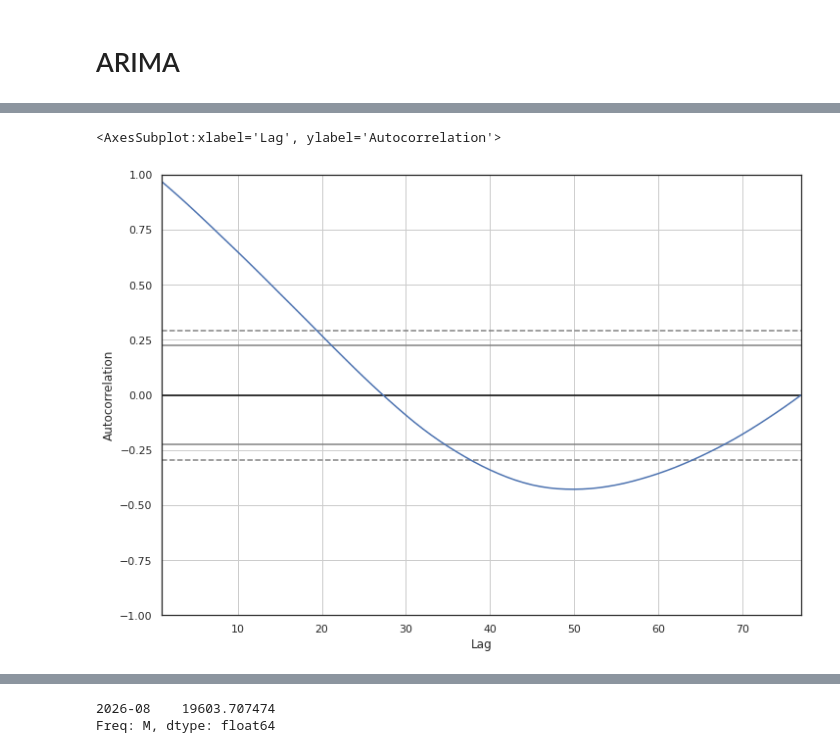
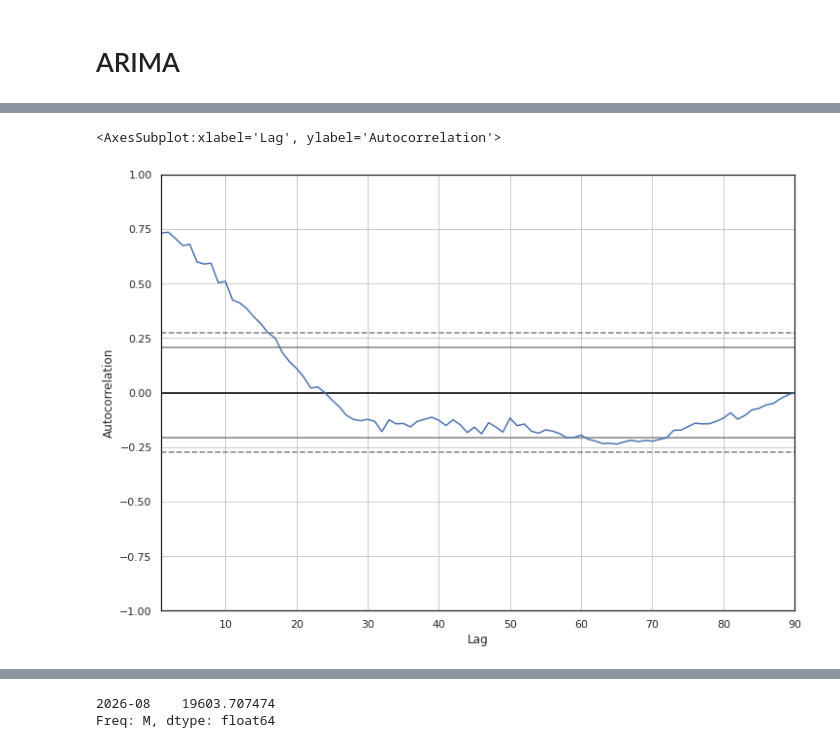
Before and after one commit to knmlprz/corona-analysis-1, a Jupyter notebook: notebooks/Analiza.ipynb, the cells around one changed output, grey strips where cells are left out. Saved outputs shown, nothing was run; the diff lists cells and outputs as text; code cells hidden in the pictures.

```diff
--- a/notebooks/Analiza.ipynb
+++ b/notebooks/Analiza.ipynb
@@ -414,8 +470,8 @@ from pandas.plotting import autocorrelation_plot
 # %%
-autocorrelation_plot(df.loc[:, "zar"])
+autocorrelation_plot(df.loc[:, "daily_inf"].fillna(0))
 # %% [output]
 <AxesSubplot:xlabel='Lag', ylabel='Autocorrelation'>
-[figure, old version]
+[figure, new version]
 # %%
 from statsmodels.tsa.arima.model import ARIMA, ARIMAResults
 from matplotlib import pyplot
```
Also changed, not shown: parts of 8 cells of this notebook, 2 other files.
